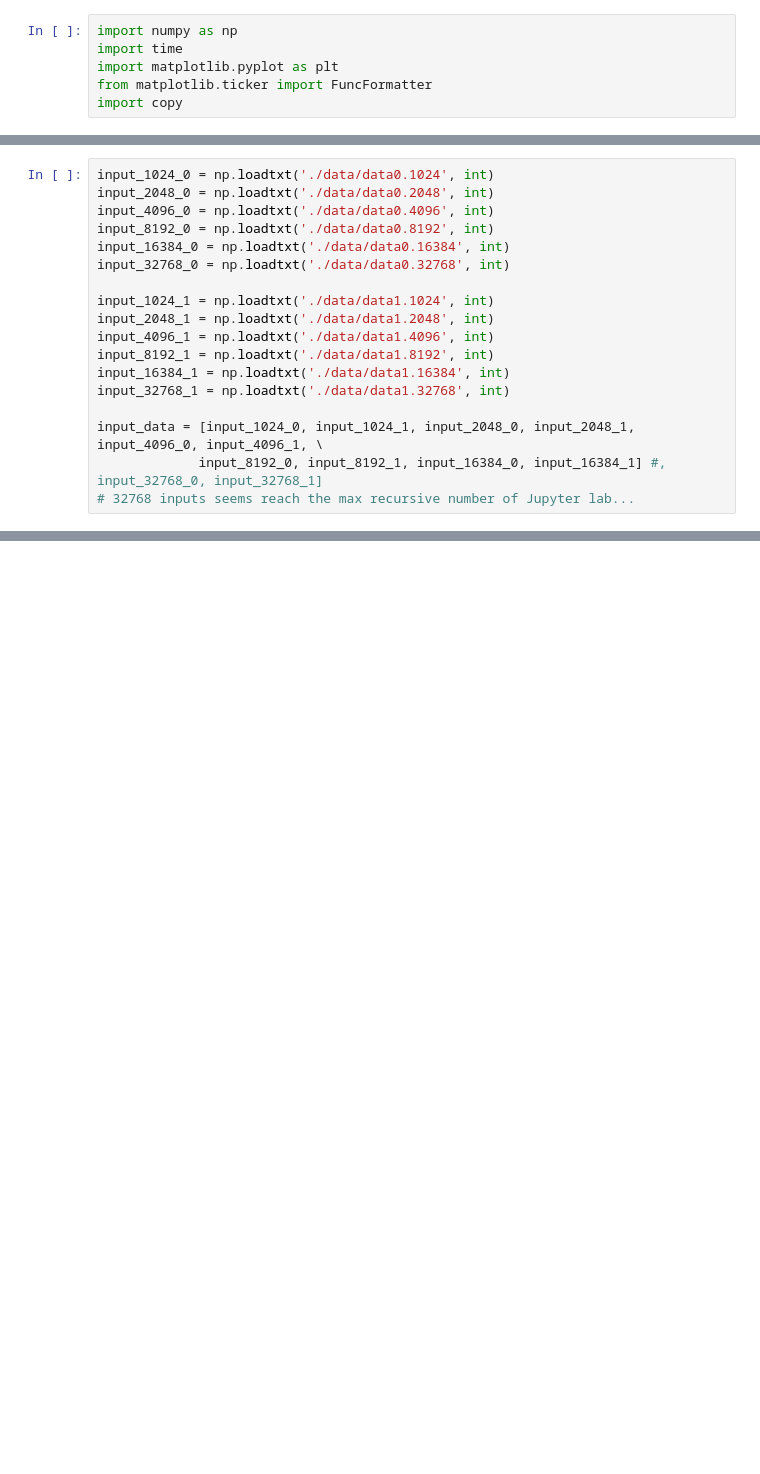
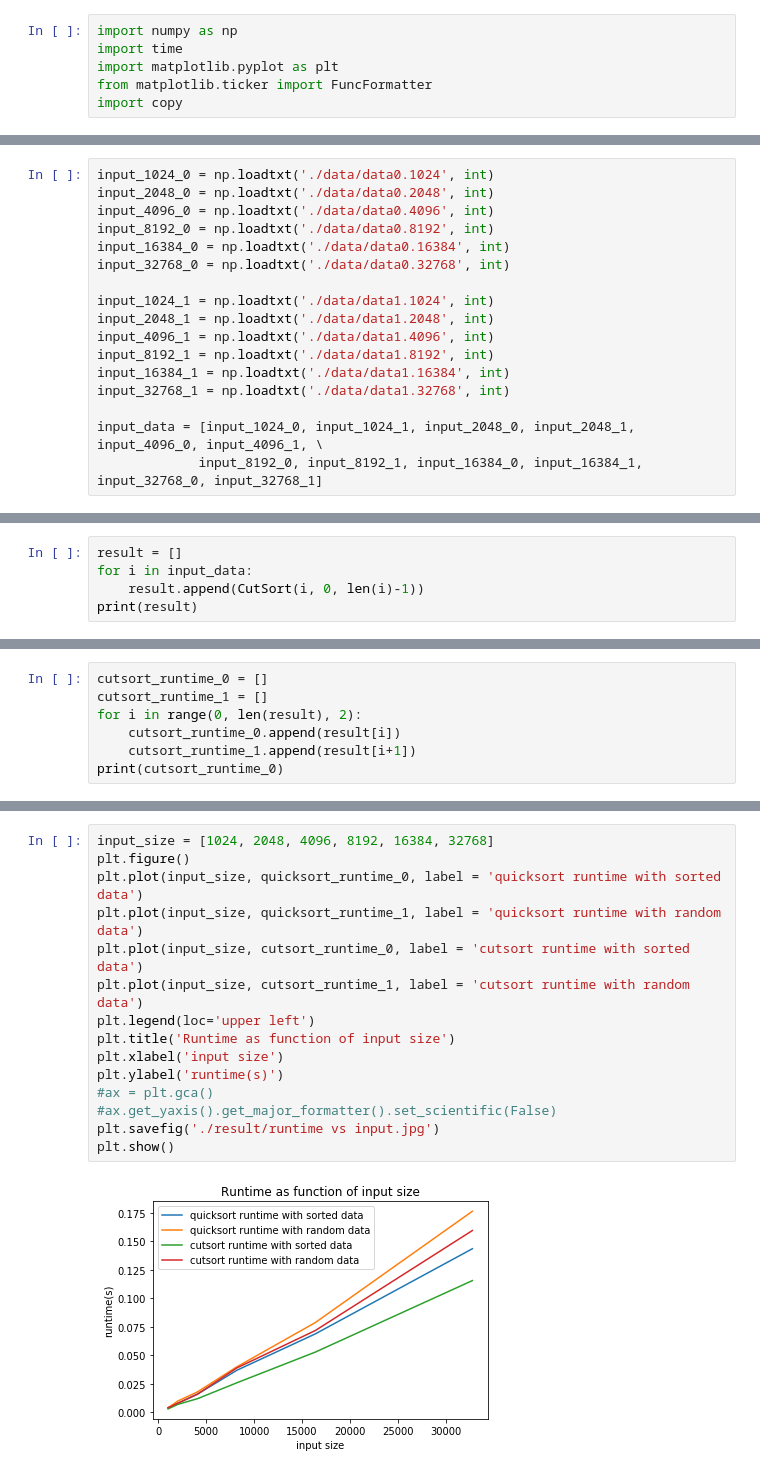
Before and after one commit to markblitz/RU_573_HW, a Jupyter notebook: HW2/Q5/Q5.ipynb, the cells around one changed output, grey strips where cells are left out. Saved outputs shown, nothing was run; the diff lists cells and outputs as text; blank space fills up the shorter version.

```diff
--- a/HW2/Q5/Q5.ipynb
+++ b/HW2/Q5/Q5.ipynb
@@ -64,8 +99,7 @@ input_16384_1 = np.loadtxt('./data/data1.16384', int)
 input_32768_1 = np.loadtxt('./data/data1.32768', int)
 
 input_data = [input_1024_0, input_1024_1, input_2048_0, input_2048_1, input_4096_0, input_4096_1, \
-             input_8192_0, input_8192_1, input_16384_0, input_16384_1] #, input_32768_0, input_32768_1]
-# 32768 inputs seems reach the max recursive number of Jupyter lab...
+             input_8192_0, input_8192_1, input_16384_0, input_16384_1, input_32768_0, input_32768_1]
 # %%
 result = []
 for i in input_data:
@@ -84,0 +119,5 @@ print(quicksort_runtime_0)
+# %%
+result = []
+for i in input_data:
+    result.append(CutSort(i, 0, len(i)-1))
+print(result)
@@ -84,0 +126,7 @@ print(quicksort_runtime_0)
+# %%
+cutsort_runtime_0 = []
+cutsort_runtime_1 = []
+for i in range(0, len(result), 2):
+    cutsort_runtime_0.append(result[i])
+    cutsort_runtime_1.append(result[i+1])
+print(cutsort_runtime_0)
@@ -84,0 +138,17 @@ print(quicksort_runtime_0)
+# %%
+input_size = [1024, 2048, 4096, 8192, 16384, 32768]
+plt.figure()
+plt.plot(input_size, quicksort_runtime_0, label = 'quicksort runtime with sorted data')
+plt.plot(input_size, quicksort_runtime_1, label = 'quicksort runtime with random data')
+plt.plot(input_size, cutsort_runtime_0, label = 'cutsort runtime with sorted data')
+plt.plot(input_size, cutsort_runtime_1, label = 'cutsort runtime with random data')
+plt.legend(loc='upper left')
+plt.title('Runtime as function of input size')
+plt.xlabel('input size')
+plt.ylabel('runtime(s)')
+#ax = plt.gca()
+#ax.get_yaxis().get_major_formatter().set_scientific(False)
+plt.savefig('./result/runtime vs input.jpg')
+plt.show()
+# %% [output]
+[figure, added]
```
Also changed, not shown: parts of 5 cells of this notebook, 10 other files.
